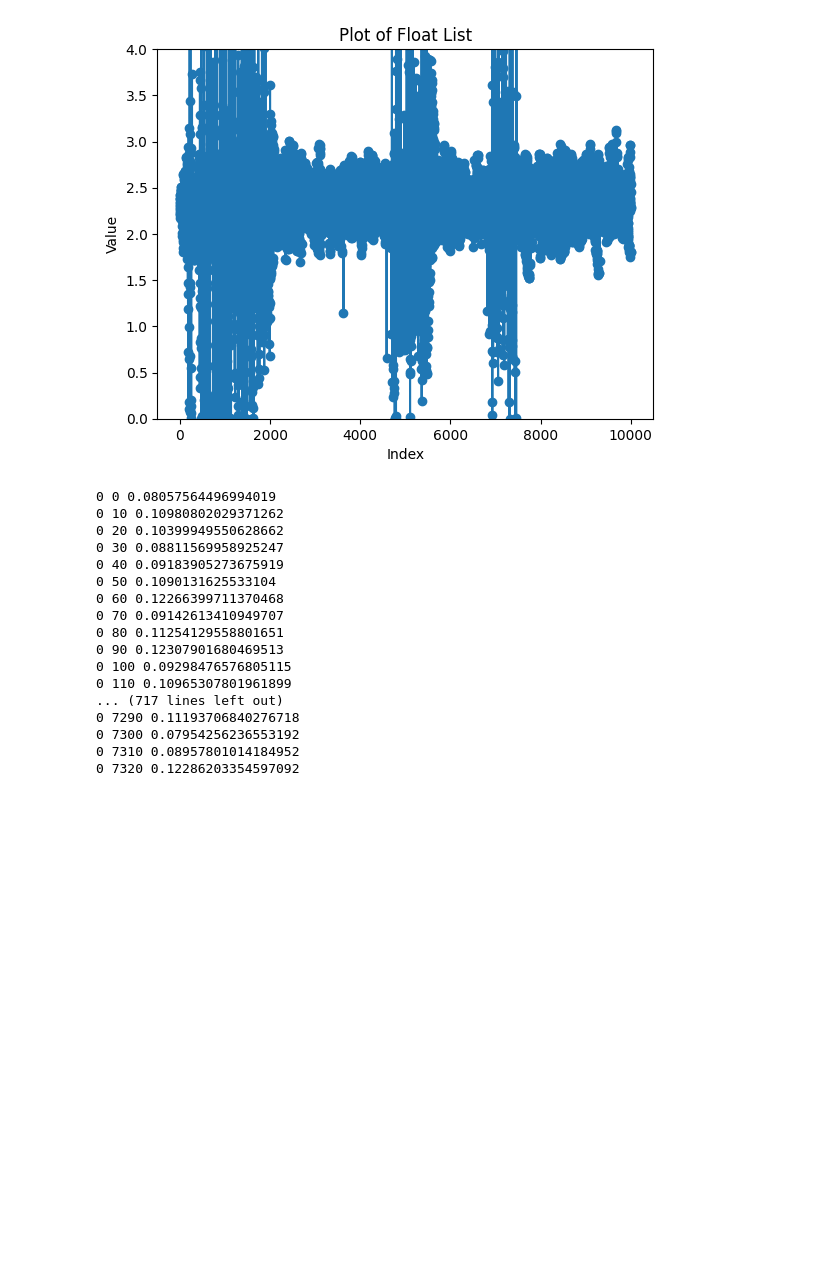
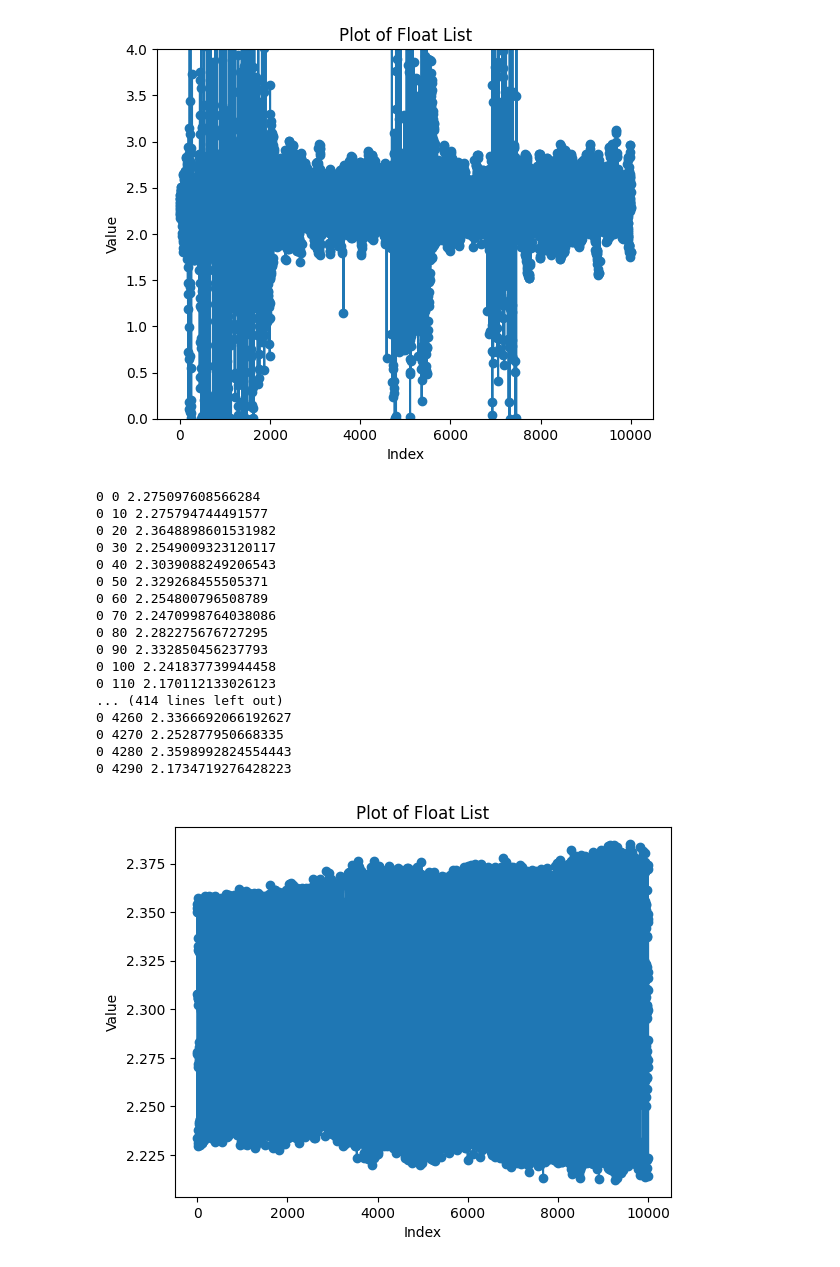
Before and after one commit to smilearc1999/kkk, a Jupyter notebook: examples/notebooks/MoCoCIFAR10.ipynb, the cells around one changed output. Drawn from its saved outputs; the diff is of its cells as text; code cells hidden in the pictures; blank space fills up the shorter version.

```diff
--- a/examples/notebooks/MoCoCIFAR10.ipynb
+++ b/examples/notebooks/MoCoCIFAR10.ipynb
@@ -661,9 +661,9 @@ net = Net().to("cuda")
 params = list(net.parameters())
 flat_params = torch.cat([param.view(-1) for param in params])
 train_loss =[]
-ep = 0.0001
+ep = 0.00005
 # ep = 0.00002
-a = 0.0001
+a = 0.00005
 # a = 0.008
 v_mean, v_std = 0, 1
 # 对数据集迭代
@@ -685,8 +685,8 @@ for epoch in range(1):
       out = net(x)
       y_onehot = one_hot(y).to("cuda")
       # loss=mse(out, y_onehot) 计算loss数值
-      loss = F.mse_loss(out, y_onehot)
-      # loss = criterion(out, y_onehot)
+      # loss = F.mse_loss(out, y_onehot)
+      loss = criterion(out, y_onehot)
       # 将梯度置零操作
       # optimizer.zero_grad()
       # 反向传播
@@ -723,20 +723,39 @@ for epoch in range(1):
 # pred = out.argmax(dim=1)
 # plot_image(x, pred, 'test')
 # %% [output]
-0 0 0.08057564496994019
-0 10 0.10980802029371262
-0 20 0.10399949550628662
-0 30 0.08811569958925247
-0 40 0.09183905273675919
-0 50 0.1090131625533104
-0 60 0.12266399711370468
-0 70 0.09142613410949707
-0 80 0.11254129558801651
-0 90 0.12307901680469513
-0 100 0.09298476576805115
-0 110 0.10965307801961899
-... (717 lines left out)
-0 7290 0.11193706840276718
-0 7300 0.07954256236553192
-0 7310 0.08957801014184952
-0 7320 0.12286203354597092
+0 0 2.275097608566284
+0 10 2.275794744491577
+0 20 2.3648898601531982
+0 30 2.2549009323120117
+0 40 2.3039088249206543
+0 50 2.329268455505371
+0 60 2.254800796508789
+0 70 2.2470998764038086
+0 80 2.282275676727295
+0 90 2.332850456237793
+0 100 2.241837739944458
+0 110 2.170112133026123
+... (414 lines left out)
+0 4260 2.3366692066192627
+0 4270 2.252877950668335
+0 4280 2.3598992824554443
+0 4290 2.1734719276428223
+# %%
+# 获取索引
+indices = list(range(len(train_loss)))
+
+# 绘制数据
+# for i in range(len(loss_lists)):
+plt.plot(indices, train_loss, marker='o')
+
+# 添加标题和标签
+plt.title('Plot of Float List')
+# plt.ylim(0, 4)
+plt.xlabel('Index')
+plt.ylabel('Value')
+
+# 显示图形
+plt.show()
+# CROSS SGD
+# %% [output]
+[figure, added]
```
Also changed, not shown: parts of 1 cell of this notebook.
